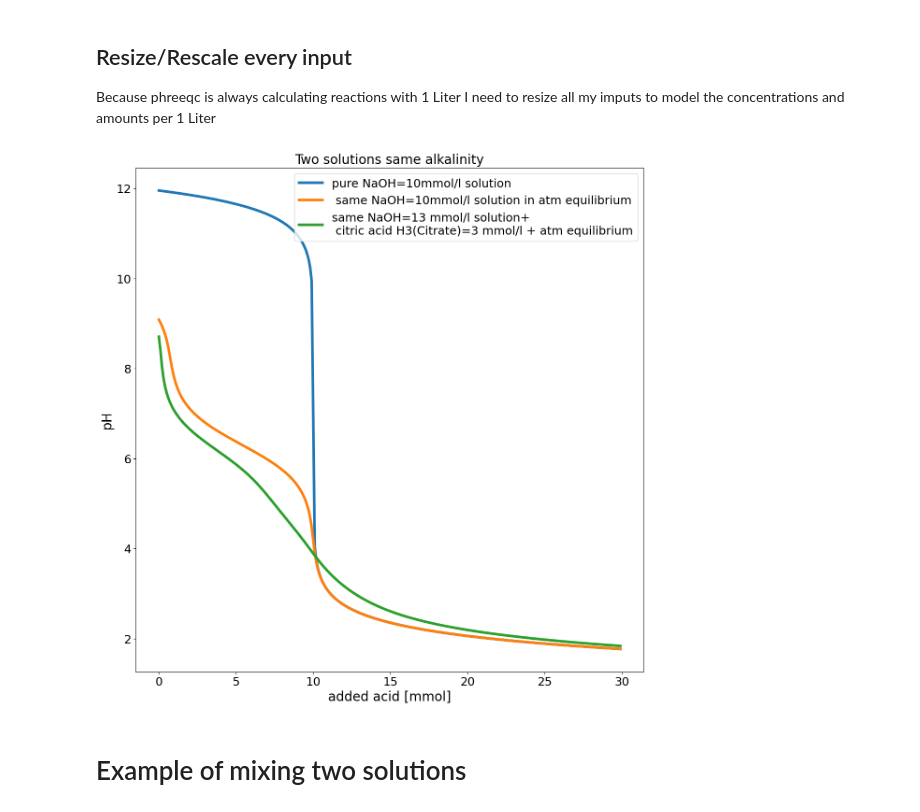
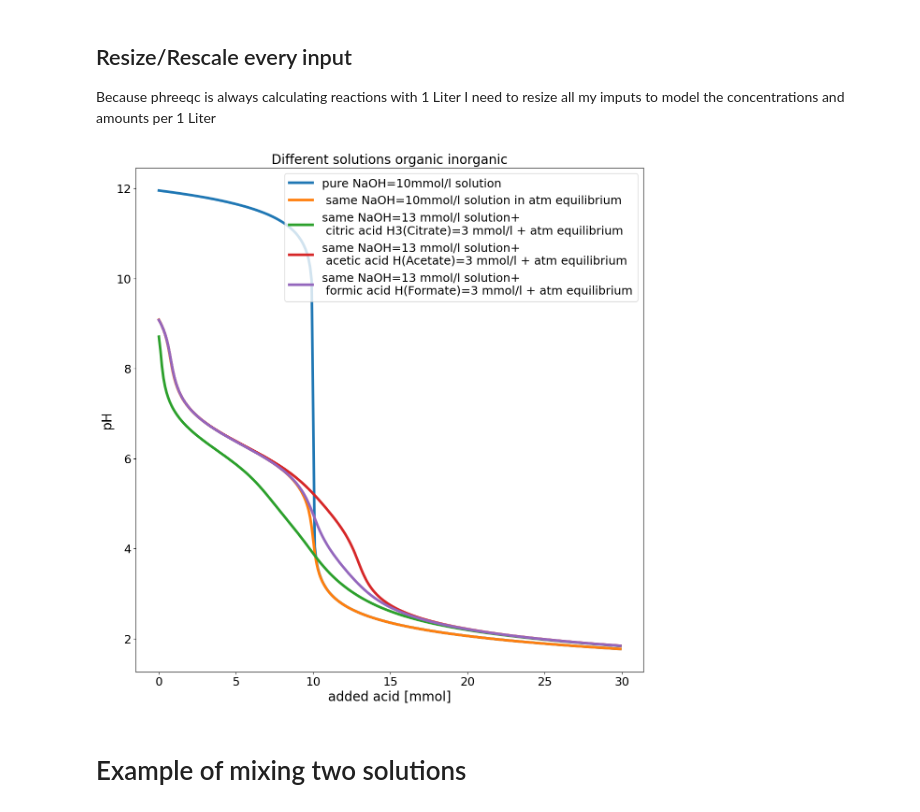
Before and after one commit to 5ir-Lancelot/phreeqpython_fun, a Jupyter notebook: titration_plot-organic_alkalinity.ipynb, the cells around one changed output. Drawn from its saved outputs; the diff is of its cells as text; code cells hidden in the pictures.

Commit message:
added more low molecular weight organic acids (LMWOAs)

```diff
--- a/titration_plot-organic_alkalinity.ipynb
+++ b/titration_plot-organic_alkalinity.ipynb
@@ -172,11 +173,14 @@ pH_s2=[]
 
 pH_s3=[]
 
-acid_s1=[]
+pH_s4=[]
 
-acid_s2=[]
+pH_s5=[]
 
-acid_s3=[]
+acid_s=[]
+
+
+
 
 for acid in range(300):
 
@@ -186,44 +190,50 @@ for acid in range(300):
 
     pH_s3.append(solution3.pH)
 
-    acid_s1.append(acid*0.1)
+    pH_s4.append(solution4.pH)
 
-    acid_s2.append(acid*0.1)
+    pH_s5.append(solution5.pH)
 
-    acid_s3.append(acid*0.1)
+    acid_s.append(acid*0.1)
+
 
     #solution1=solution1+dx*solution_acid
 
     solution1.add('HCl',0.1, 'mmol') # add 1 mmol of
 
-
-
     solution2.add('HCl',0.1, 'mmol') # add 1 mmol of
 
     solution3.add('HCl',0.1, 'mmol') # add 1 mmol of
+
+    solution4.add('HCl',0.1, 'mmol') # add 1 mmol of
+
+    solution5.add('HCl',0.1, 'mmol') # add 1 mmol of
 # %%
 fig = plt.figure(figsize=[14,14])
 
-plt.plot(acid_s2,pH_s2, label='pure NaOH={:}mmol/l solution'.format(c))
+plt.plot(acid_s,pH_s2, label='pure NaOH={:}mmol/l solution'.format(c))
 
-plt.plot(acid_s1,pH_s1, label=' same NaOH={:}mmol/l solution in atm equilibrium'.format(c))
+plt.plot(acid_s,pH_s1, label=' same NaOH={:}mmol/l solution in atm equilibrium'.format(c))
 
-plt.plot(acid_s3,pH_s3, label='same NaOH={:} mmol/l solution+ \n citric acid H3(Citrate)={:} mmol/l + atm equilibrium'.format(c+c_citrate,c_citrate))
+plt.plot(acid_s,pH_s3, label='same NaOH={:} mmol/l solution+ \n citric acid H3(Citrate)={:} mmol/l + atm equilibrium'.format(c+c_org_acid,c_org_acid))
 
+plt.plot(acid_s,pH_s4, label='same NaOH={:} mmol/l solution+ \n acetic acid H(Acetate)={:} mmol/l + atm equilibrium'.format(c+c_org_acid,c_org_acid))
+
+plt.plot(acid_s,pH_s5, label='same NaOH={:} mmol/l solution+ \n formic acid H(Formate)={:} mmol/l + atm equilibrium'.format(c+c_org_acid,c_org_acid))
 
 
 plt.ylabel('pH')
 
 plt.xlabel('added acid [mmol]')
 
 plt.legend(loc='upper right')
 
-plt.title('Two solutions same alkalinity')
+plt.title('Different solutions organic inorganic')
 
 
 plt.savefig('titration-plot.pdf')
 # %% [output]
-[figure, old version]
+[figure, new version]
 # %% [markdown]
 # Example of mixing two solutions
 # %%
```
Also changed, not shown: parts of 6 cells of this notebook.
